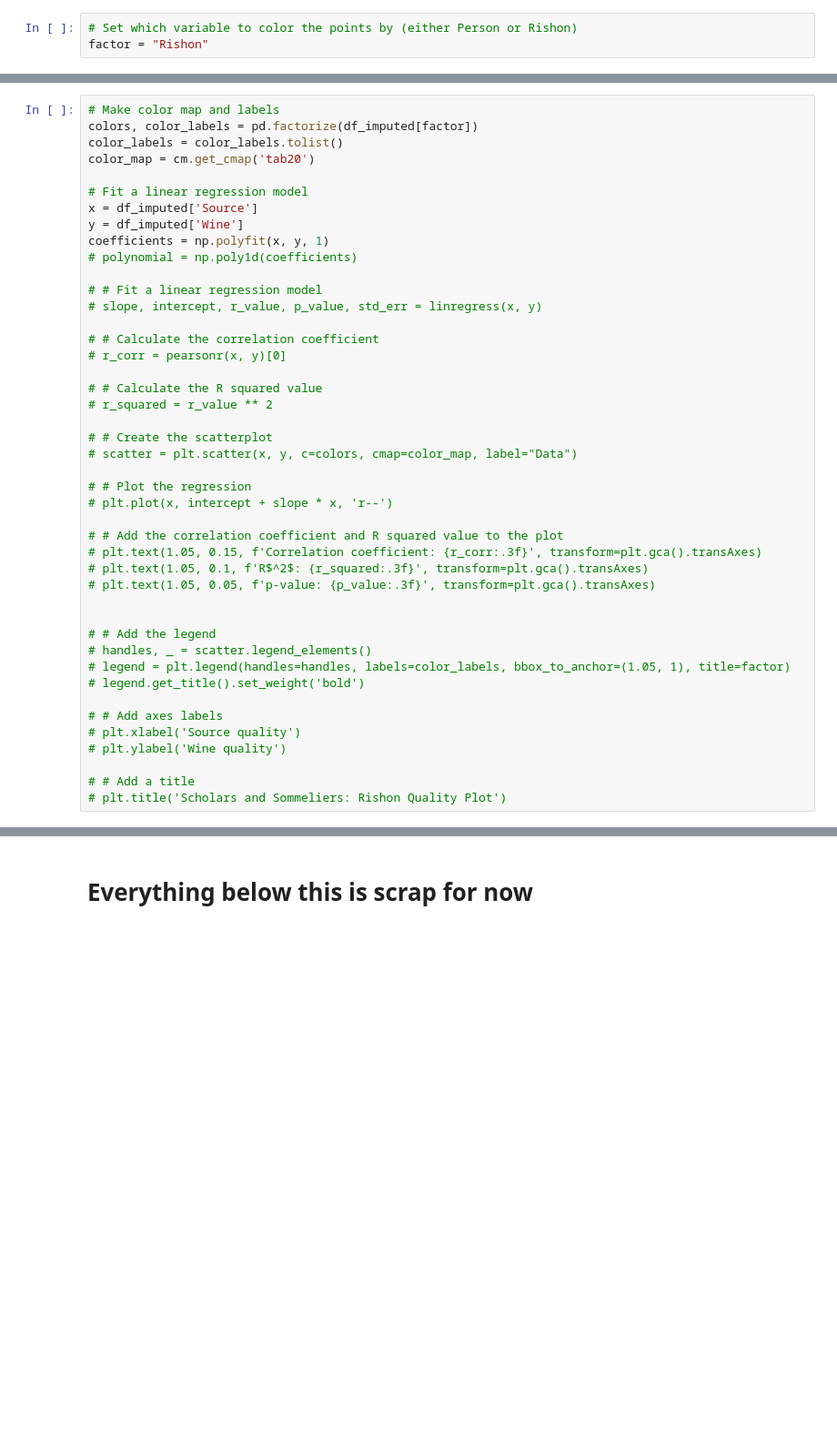
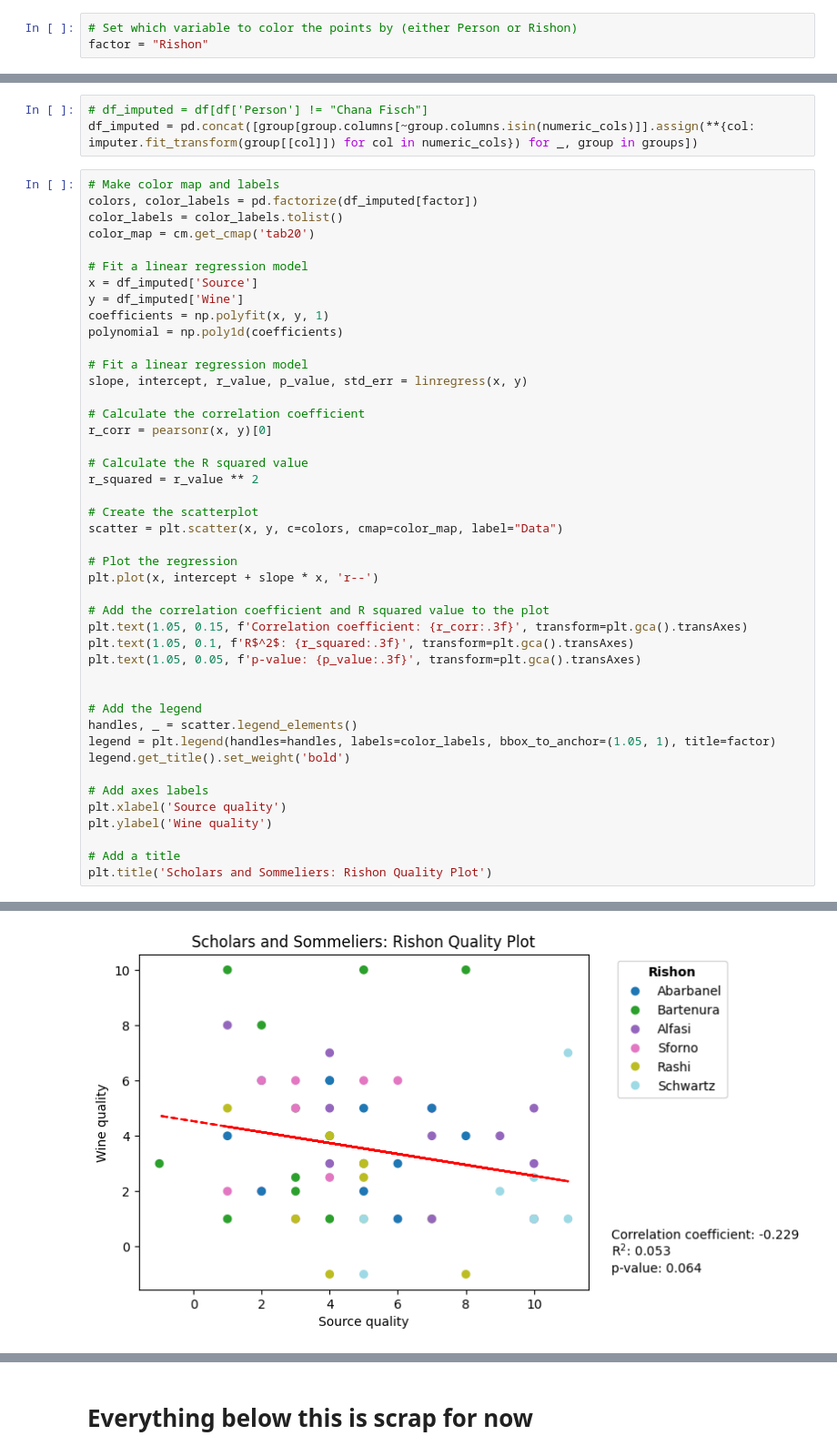
Before and after one commit to RickiHeicklen/scholars-and-sommeliers, a Jupyter notebook: rishon-analysis.ipynb, the cells around one changed output, grey strips where cells are left out. Shown at 91% size. Drawn from its saved outputs; the diff is of its cells as text; blank space fills up the shorter version.

```diff
--- a/rishon-analysis.ipynb
+++ b/rishon-analysis.ipynb
@@ -91,3 +61,6 @@ df_imputed
+# %%
+# df_imputed = df[df['Person'] != "Chana Fisch"]
+df_imputed = pd.concat([group[group.columns[~group.columns.isin(numeric_cols)]].assign(**{col: imputer.fit_transform(group[[col]]) for col in numeric_cols}) for _, group in groups])
 # %%
 # Make color map and labels
 colors, color_labels = pd.factorize(df_imputed[factor])
@@ -98,38 +71,38 @@ color_map = cm.get_cmap('tab20')
 x = df_imputed['Source']
 y = df_imputed['Wine']
 coefficients = np.polyfit(x, y, 1)
-# polynomial = np.poly1d(coefficients)
+polynomial = np.poly1d(coefficients)
 
-# # Fit a linear regression model
-# slope, intercept, r_value, p_value, std_err = linregress(x, y)
+# Fit a linear regression model
+slope, intercept, r_value, p_value, std_err = linregress(x, y)
 
-# # Calculate the correlation coefficient
-# r_corr = pearsonr(x, y)[0]
+# Calculate the correlation coefficient
+r_corr = pearsonr(x, y)[0]
 
-# # Calculate the R squared value
-# r_squared = r_value ** 2
+# Calculate the R squared value
+r_squared = r_value ** 2
 
-# # Create the scatterplot
-# scatter = plt.scatter(x, y, c=colors, cmap=color_map, label="Data")
+# Create the scatterplot
+scatter = plt.scatter(x, y, c=colors, cmap=color_map, label="Data")
 
-# # Plot the regression
-# plt.plot(x, intercept + slope * x, 'r--')
+# Plot the regression
+plt.plot(x, intercept + slope * x, 'r--')
 
-# # Add the correlation coefficient and R squared value to the plot
-# plt.text(1.05, 0.15, f'Correlation coefficient: {r_corr:.3f}', transform=plt.gca().transAxes)
-# plt.text(1.05, 0.1, f'R$^2$: {r_squared:.3f}', transform=plt.gca().transAxes)
-# plt.text(1.05, 0.05, f'p-value: {p_value:.3f}', transform=plt.gca().transAxes)
+# Add the correlation coefficient and R squared value to the plot
+plt.text(1.05, 0.15, f'Correlation coefficient: {r_corr:.3f}', transform=plt.gca().transAxes)
+plt.text(1.05, 0.1, f'R$^2$: {r_squared:.3f}', transform=plt.gca().transAxes)
+plt.text(1.05, 0.05, f'p-value: {p_value:.3f}', transform=plt.gca().transAxes)
 
 
-# # Add the legend
-# handles, _ = scatter.legend_elements()
-# legend = plt.legend(handles=handles, labels=color_labels, bbox_to_anchor=(1.05, 1), title=factor)
-# legend.get_title().set_weight('bold')
+# Add the legend
+handles, _ = scatter.legend_elements()
+legend = plt.legend(handles=handles, labels=color_labels, bbox_to_anchor=(1.05, 1), title=factor)
+legend.get_title().set_weight('bold')
 
-# # Add axes labels
-# plt.xlabel('Source quality')
-# plt.ylabel('Wine quality')
+# Add axes labels
+plt.xlabel('Source quality')
+plt.ylabel('Wine quality')
 
-# # Add a title
-# plt.title('Scholars and Sommeliers: Rishon Quality Plot')
+# Add a title
+plt.title('Scholars and Sommeliers: Rishon Quality Plot')
 # %% [output]
@@ -136,0 +110 @@ TypeError: 'NoneType' object is not callable
+[figure, added]
```
Also changed, not shown: parts of 20 cells of this notebook.
